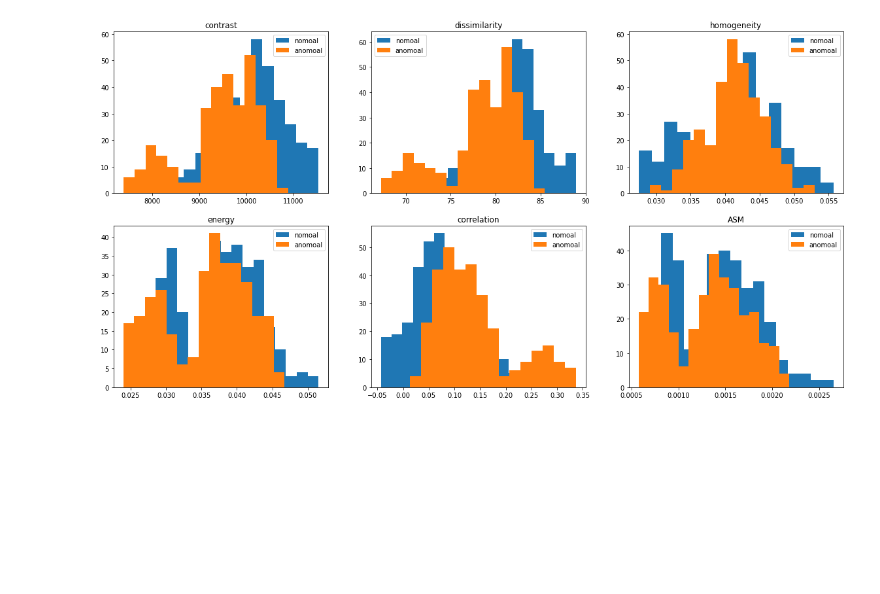
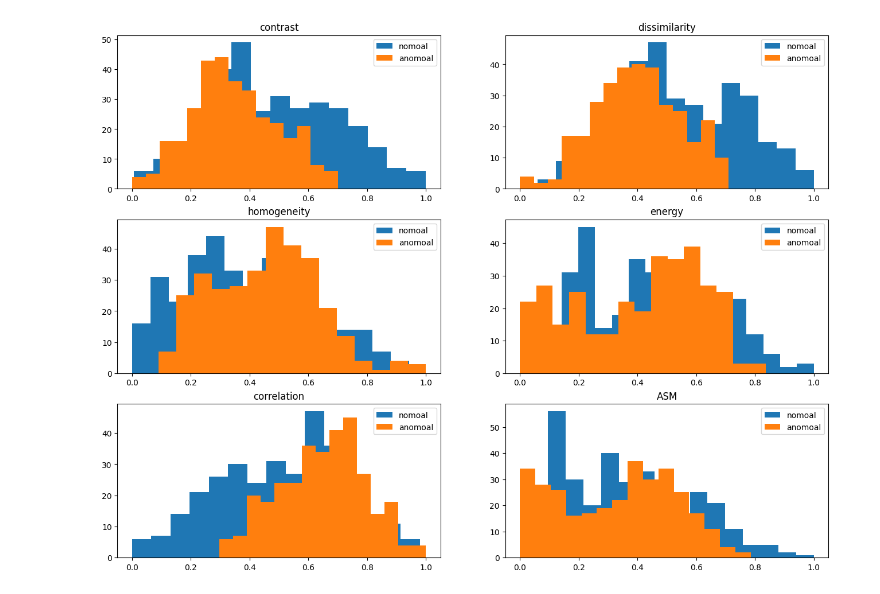
Before and after one commit to conflick0/ReNet, a Jupyter notebook: zero.ipynb, the cells around one changed output. Drawn from its saved outputs; the diff is of its cells as text; code cells hidden in the pictures; blank space fills up the shorter version.

```diff
--- a/zero.ipynb
+++ b/zero.ipynb
@@ -11,3 +13,22 @@ from os.path import join
+# %%
+plt.style.use("default")
+# %matplotlib inline
+# %%
+img = './data/anomal/0.bmp'
+output_folder = './test'
+
+stride = 50
+size = 200
+i = 0
+
+img = cv2.imread(img, 0)
+h, w = img.shape
+for x in range((h - size) // stride):
+    for y in range((w - size) // stride):
+        img2 = img[(x * stride): size + (x * stride), (y * stride): size + (y * stride)]
+        img2 = cv2.equalizeHist(img2)
+        cv2.imwrite(join(output_folder, f'{i}.bmp'), img2)
+        i += 1
 # %%
 def GLCM(gray, props):
     data = []
@@ -56,15 +82,21 @@ anomal_df.to_csv('./feature_data/anomal.csv', index=False)
 # %%
-nomal_df = pd.read_csv('./feature_data/nomal.csv')
-anomal_df = pd.read_csv('./feature_data/anomal.csv')
+df = pd.read_csv('./feature_data/feature.csv')
 
-plt.figure(figsize=(20, 10))
+# normalize data
+scaler = MinMaxScaler()
+df = pd.DataFrame(scaler.fit_transform(df), columns=df.columns)
+
+
+# split nomal and anomal
+nomal_df = df[df['nomal'] == 1]
+anomal_df = df[df['nomal'] == 0]
+
+plt.figure(figsize=(16, 16))
 for i, prop in enumerate(props):
-    plt.subplot(2, 3, i+1)
+    plt.subplot(4, 2, i+1)
     plt.title(prop)
-#     plt.plot(nomal_df[prop].index, nomal_df[prop], label='nomoal')
-#     plt.plot(anomal_df[prop].index, anomal_df[prop], label='anomoal')
     plt.hist(nomal_df[prop], 15, histtype='bar', label='nomoal')
     plt.hist(anomal_df[prop], 15, histtype='bar', label='anomoal')
     plt.legend()
 # %% [output]
-[figure, old version]
+[figure, new version]
```
Also changed, not shown: parts of 3 cells of this notebook, 3 other files.
